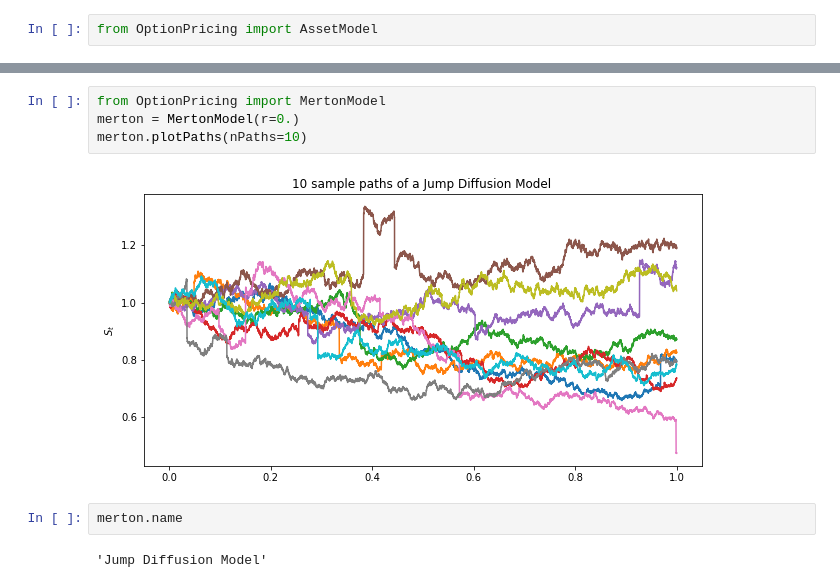
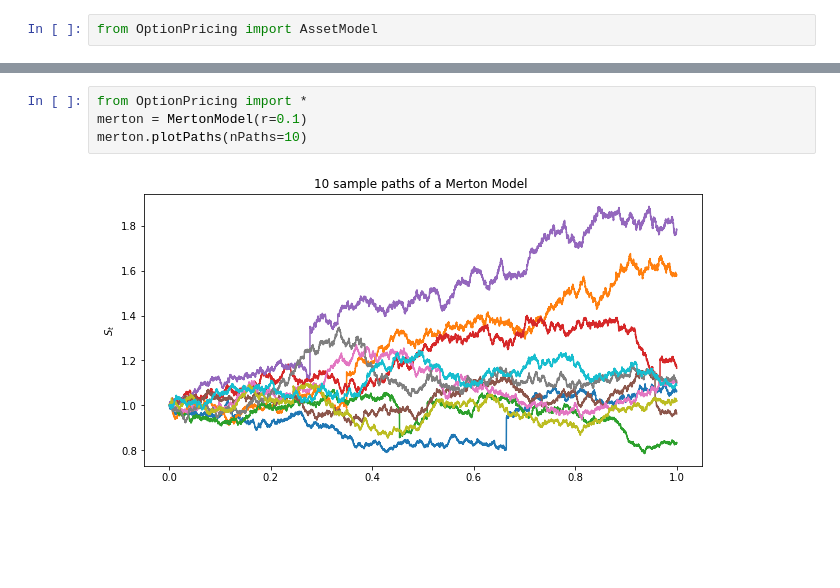
Before and after one commit to oliverweber1/Neural-Network-Option-Pricing-Master-Thesis, a Jupyter notebook: Code/Playground.ipynb, the cells around one changed output, grey strips where cells are left out. Drawn from its saved outputs; the diff is of its cells as text; blank space fills up the shorter version.

```diff
--- a/Code/Playground.ipynb
+++ b/Code/Playground.ipynb
@@ -39,10 +39,6 @@ asset.plotPaths(nPaths=5)
 # %%
-from OptionPricing import MertonModel
-merton = MertonModel(r=0.)
+from OptionPricing import *
+merton = MertonModel(r=0.1)
 merton.plotPaths(nPaths=10)
 # %% [output]
-[figure, old version]
+[figure, new version]
-# %%
-merton.name
-# %% [output]
-'Jump Diffusion Model'
```
Also changed, not shown: parts of 9 cells of this notebook, 2 other files.
